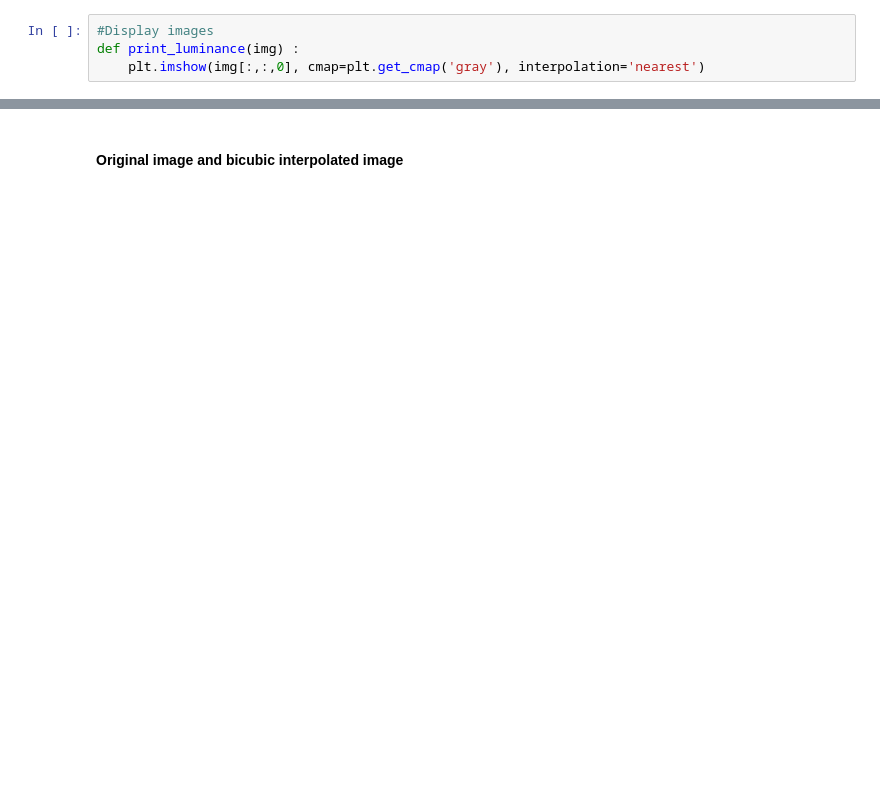
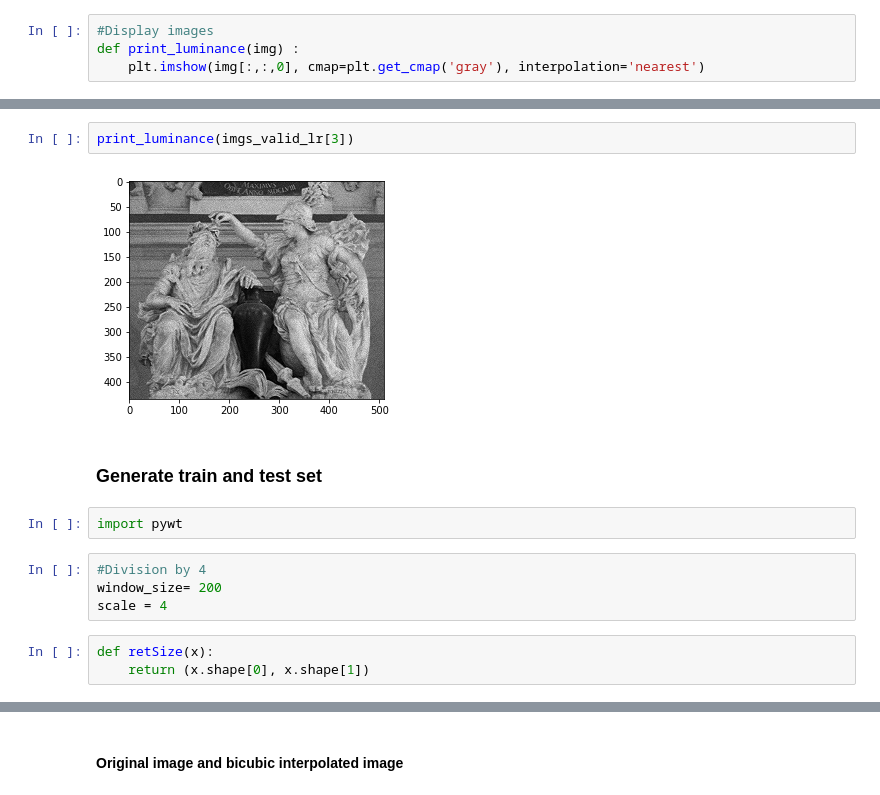
Before and after one commit to Shrecki/SuperHighResProject, a Jupyter notebook: SRCNN_notebook.ipynb, the cells around one changed output, grey strips where cells are left out. Drawn from its saved outputs; the diff is of its cells as text; blank space fills up the shorter version.

```diff
--- a/SRCNN_notebook.ipynb
+++ b/SRCNN_notebook.ipynb
@@ -70,0 +102,15 @@ for img in imgs :
+# %%
+print_luminance(imgs_valid_lr[3])
+# %% [output]
+[figure, added]
+# %% [markdown]
+### Generate train and test set
+# %%
+import pywt
+# %%
+#Division by 4
+window_size= 200
+scale = 4
+# %%
+def retSize(x):
+    return (x.shape[0], x.shape[1])
```
Also changed, not shown: parts of 35 cells of this notebook.
